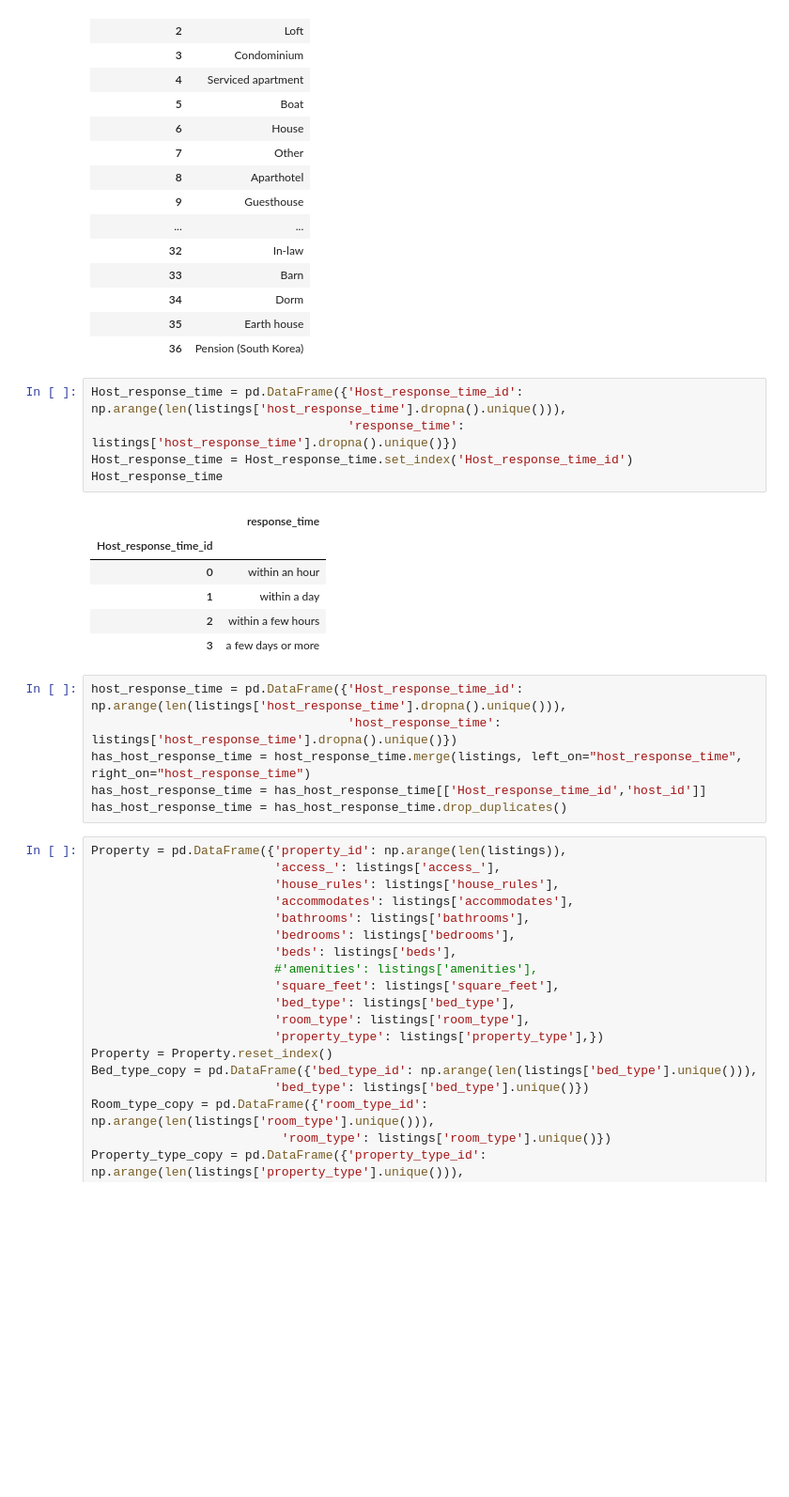
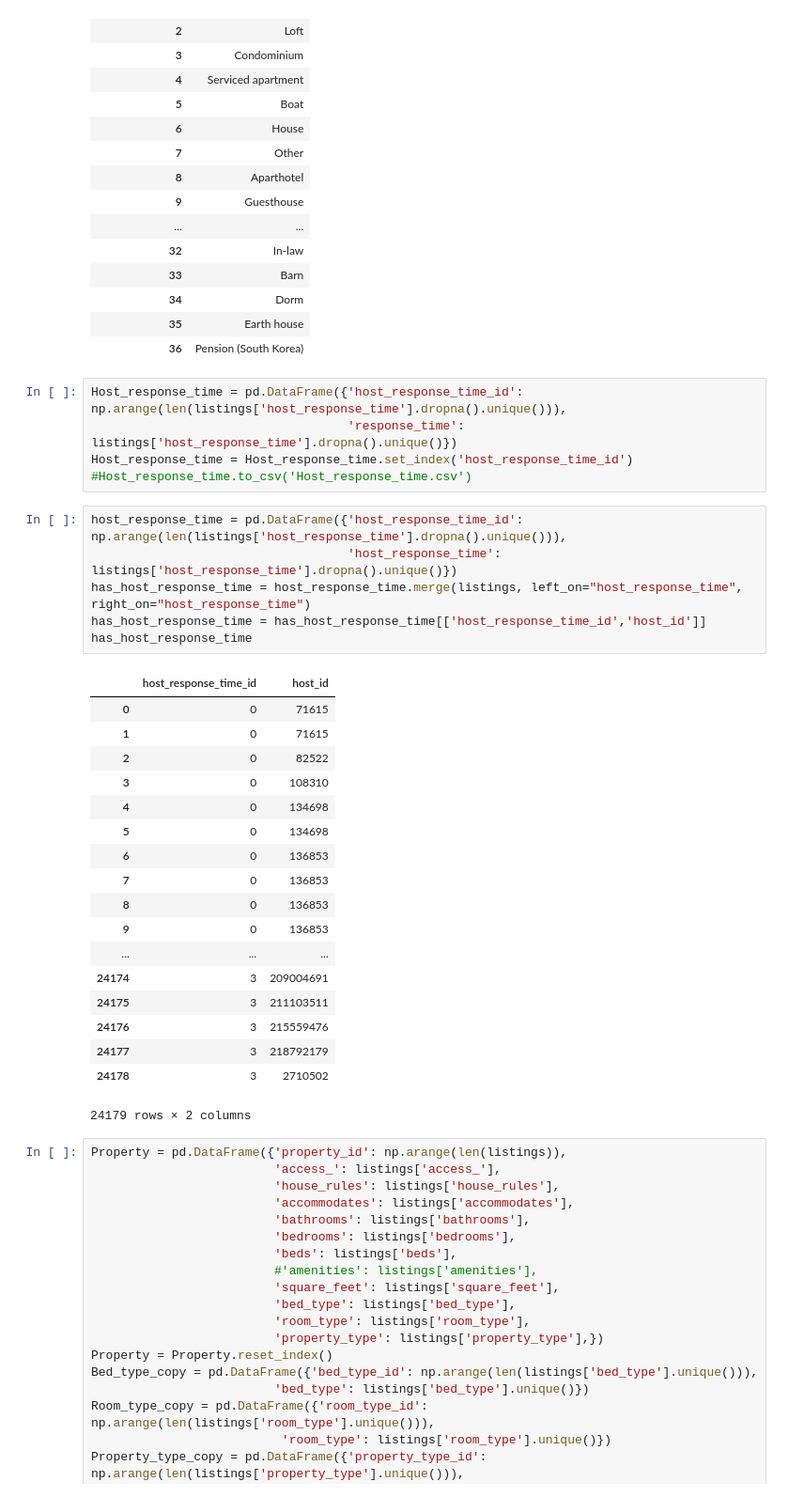
Before and after one commit to vquelque/DbProject, a Jupyter notebook: Cleaned_datas.ipynb, the cells around one changed output. Shown at 94% size. Cells and saved outputs as stored; diff of their text form; blank space fills up the shorter version.

```diff
--- a/Cleaned_datas.ipynb
+++ b/Cleaned_datas.ipynb
@@ -1508,23 +1508,35 @@ Property_type
 | 35 | Earth house |
 | 36 | Pension (South Korea) |
 # %%
-Host_response_time = pd.DataFrame({'Host_response_time_id': np.arange(len(listings['host_response_time'].dropna().unique())),
+Host_response_time = pd.DataFrame({'host_response_time_id': np.arange(len(listings['host_response_time'].dropna().unique())),
                                    'response_time': listings['host_response_time'].dropna().unique()})
-Host_response_time = Host_response_time.set_index('Host_response_time_id')
-Host_response_time
+Host_response_time = Host_response_time.set_index('host_response_time_id')
+#Host_response_time.to_csv('Host_response_time.csv')
-# %% [output]
-|  | response_time |
-| Host_response_time_id |  |
-| 0 | within an hour |
-| 1 | within a day |
-| 2 | within a few hours |
-| 3 | a few days or more |
 # %%
-host_response_time = pd.DataFrame({'Host_response_time_id': np.arange(len(listings['host_response_time'].dropna().unique())),
+host_response_time = pd.DataFrame({'host_response_time_id': np.arange(len(listings['host_response_time'].dropna().unique())),
                                    'host_response_time': listings['host_response_time'].dropna().unique()})
 has_host_response_time = host_response_time.merge(listings, left_on="host_response_time", right_on="host_response_time")
-has_host_response_time = has_host_response_time[['Host_response_time_id','host_id']]
-has_host_response_time = has_host_response_time.drop_duplicates()
+has_host_response_time = has_host_response_time[['host_response_time_id','host_id']]
+has_host_response_time
+# %% [output]
+|  | host_response_time_id | host_id |
+| 0 | 0 | 71615 |
+| 1 | 0 | 71615 |
+| 2 | 0 | 82522 |
+| 3 | 0 | 108310 |
+| 4 | 0 | 134698 |
+| 5 | 0 | 134698 |
+| 6 | 0 | 136853 |
+| 7 | 0 | 136853 |
+| 8 | 0 | 136853 |
+| 9 | 0 | 136853 |
+| ... | ... | ... |
+| 24174 | 3 | 209004691 |
+| 24175 | 3 | 211103511 |
+| 24176 | 3 | 215559476 |
+| 24177 | 3 | 218792179 |
+| 24178 | 3 | 2710502 |
+24179 rows × 2 columns
 # %%
 Property = pd.DataFrame({'property_id': np.arange(len(listings)),
                          'access_': listings['access_'],
```
Also changed, not shown: parts of 4 cells of this notebook.
